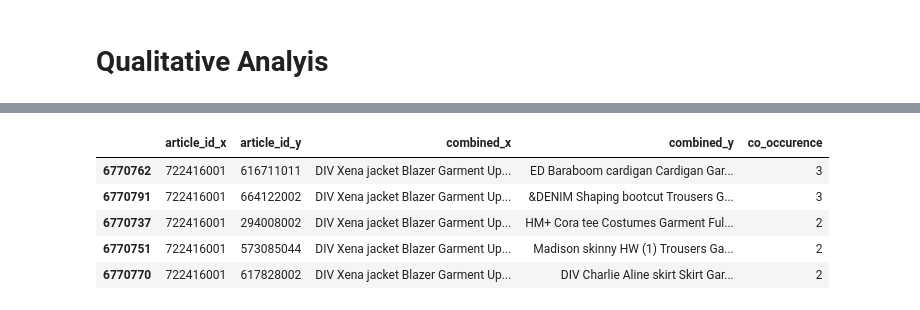
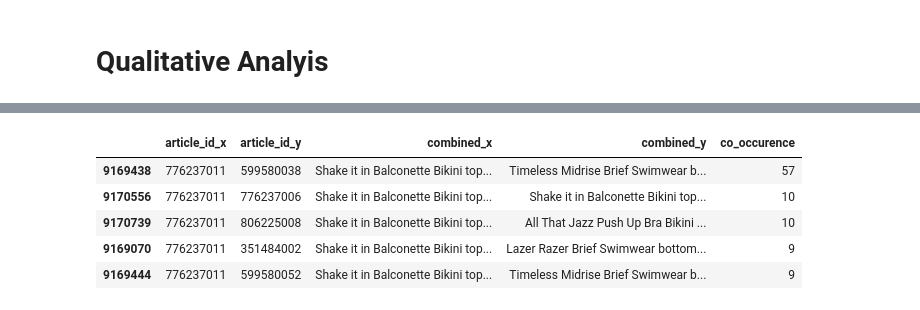
Before and after one commit to aartij22/recommendation, a Jupyter notebook: relevance/cross_sell/frequently_bought.ipynb, the cells around one changed output, grey strips where cells are left out. Drawn from its saved outputs; the diff is of its cells as text; code cells hidden in the pictures.

```diff
--- a/relevance/cross_sell/frequently_bought.ipynb
+++ b/relevance/cross_sell/frequently_bought.ipynb
@@ -42,5 +42,5 @@ i2i.head(2)
 # %%
 i2i = i2i.groupby(['article_id_x', 'article_id_y', 'combined_x', 'combined_y']).size().reset_index(name='co_occurence')
 i2i = i2i[i2i['co_occurence'] > 1].copy()
-co_occurence = i2i.sort_values(['article_id_x', 'co_occurence'], ascending=[True, False]).groupby(['article_id_x'], sort=False).head(10)
+co_occur = i2i.sort_values(['article_id_x', 'co_occurence'], ascending=[True, False]).groupby(['article_id_x'], sort=False).head(10)
 # %%
@@ -107,9 +98,9 @@ co_occurence[co_occurence['article_id_x']==108775015].head()
-# %%
-co_occurence[co_occurence['article_id_x']==722416001].head()
-# %% [output]
-|  | article_id_x | article_id_y | combined_x | combined_y | co_occurence |
-| 6770762 | 722416001 | 616711011 | DIV Xena jacket Blazer Garment Up... | ED Baraboom cardigan Cardigan Gar... | 3 |
-| 6770791 | 722416001 | 664122002 | DIV Xena jacket Blazer Garment Up... | &DENIM Shaping bootcut Trousers G... | 3 |
-| 6770737 | 722416001 | 294008002 | DIV Xena jacket Blazer Garment Up... | HM+ Cora tee Costumes Garment Ful... | 2 |
-| 6770751 | 722416001 | 573085044 | DIV Xena jacket Blazer Garment Up... | Madison skinny HW (1) Trousers Ga... | 2 |
-| 6770770 | 722416001 | 617828002 | DIV Xena jacket Blazer Garment Up... | DIV Charlie Aline skirt Skirt Gar... | 2 |
+# %%
+co_occur[co_occur['article_id_x']==776237011].head()
+# %% [output]
+|  | article_id_x | article_id_y | combined_x | combined_y | co_occurence |
+| 9169438 | 776237011 | 599580038 | Shake it in Balconette Bikini top... | Timeless Midrise Brief Swimwear b... | 57 |
+| 9170556 | 776237011 | 776237006 | Shake it in Balconette Bikini top... | Shake it in Balconette Bikini top... | 10 |
+| 9170739 | 776237011 | 806225008 | Shake it in Balconette Bikini top... | All That Jazz Push Up Bra Bikini ... | 10 |
+| 9169070 | 776237011 | 351484002 | Shake it in Balconette Bikini top... | Lazer Razer Brief Swimwear bottom... | 9 |
+| 9169444 | 776237011 | 599580052 | Shake it in Balconette Bikini top... | Timeless Midrise Brief Swimwear b... | 9 |
```
Also changed, not shown: parts of 7 cells of this notebook.
